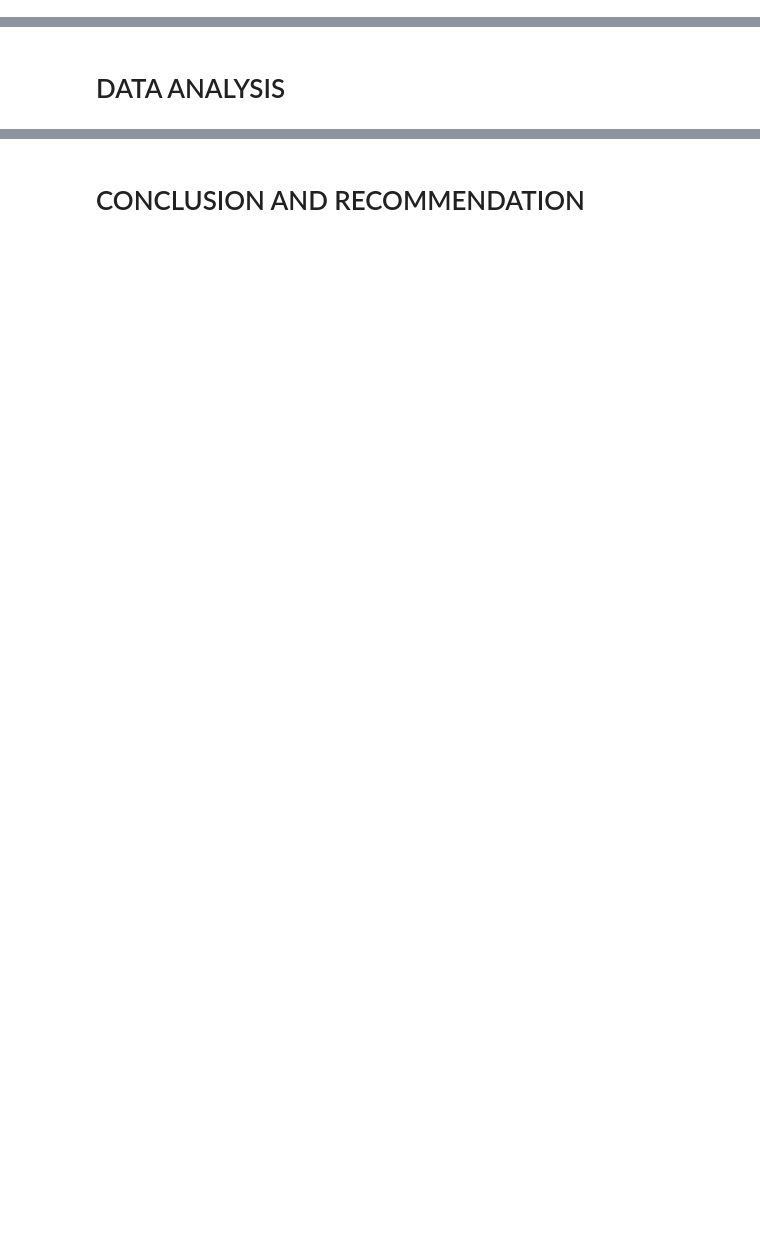
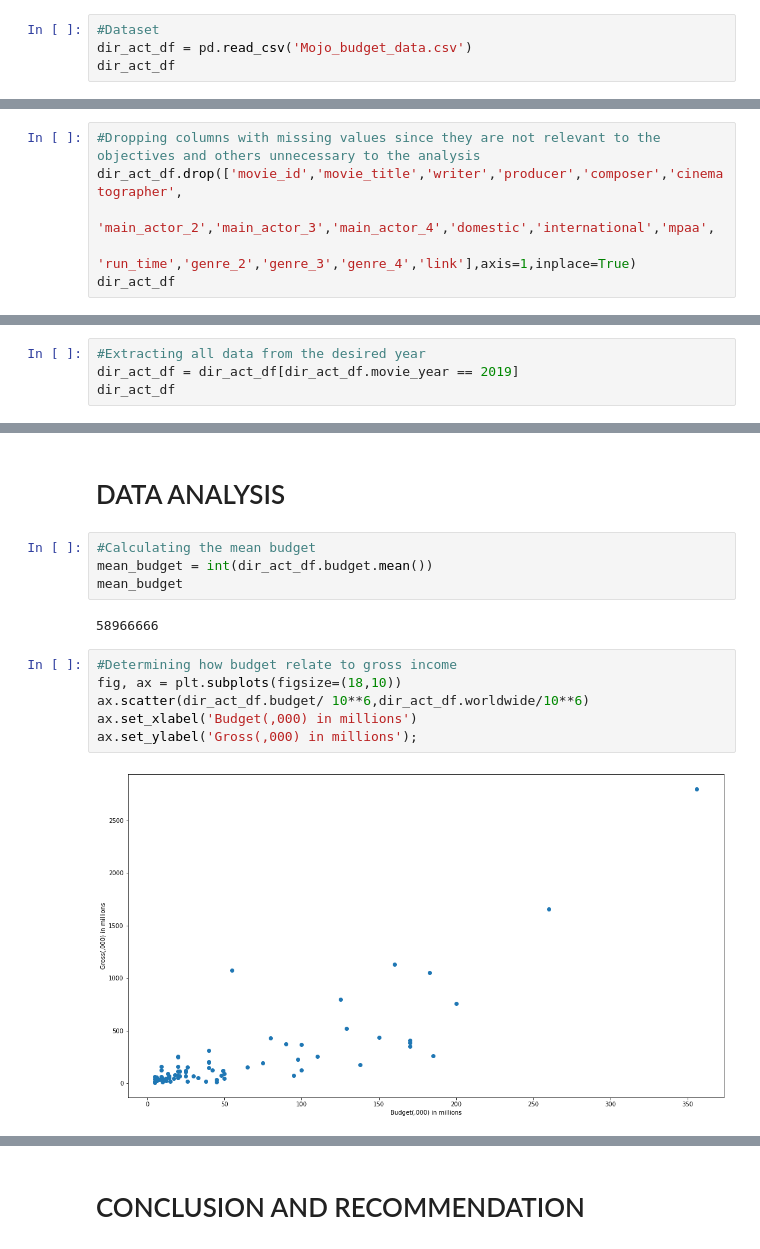
Before and after one commit to BemuelTowett/PHASE1-PROJECT, a Jupyter notebook: Microsoft Project.ipynb, the cells around one changed output, grey strips where cells are left out. Drawn from its saved outputs; the diff is of its cells as text; blank space fills up the shorter version.

```diff
--- a/Microsoft Project.ipynb
+++ b/Microsoft Project.ipynb
@@ -20,0 +27,4 @@
+# %%
+#Dataset
+dir_act_df = pd.read_csv('Mojo_budget_data.csv')
+dir_act_df
@@ -22,0 +109,6 @@
+# %%
+#Dropping columns with missing values since they are not relevant to the objectives and others unnecessary to the analysis
+dir_act_df.drop(['movie_id','movie_title','writer','producer','composer','cinematographer',
+                'main_actor_2','main_actor_3','main_actor_4','domestic','international','mpaa',
+                'run_time','genre_2','genre_3','genre_4','link'],axis=1,inplace=True)
+dir_act_df
@@ -22,0 +157,4 @@
+# %%
+#Extracting all data from the desired year
+dir_act_df = dir_act_df[dir_act_df.movie_year == 2019]
+dir_act_df
@@ -23,2 +175,16 @@
 # %% [markdown]
 # DATA ANALYSIS
+# %%
+#Calculating the mean budget
+mean_budget = int(dir_act_df.budget.mean())
+mean_budget
+# %% [output]
+58966666
+# %%
+#Determining how budget relate to gross income
+fig, ax = plt.subplots(figsize=(18,10))
+ax.scatter(dir_act_df.budget/ 10**6,dir_act_df.worldwide/10**6)
+ax.set_xlabel('Budget(,000) in millions')
+ax.set_ylabel('Gross(,000) in millions');
+# %% [output]
+[figure, added]
```
Also changed, not shown: parts of 18 cells of this notebook, 2 other files.
